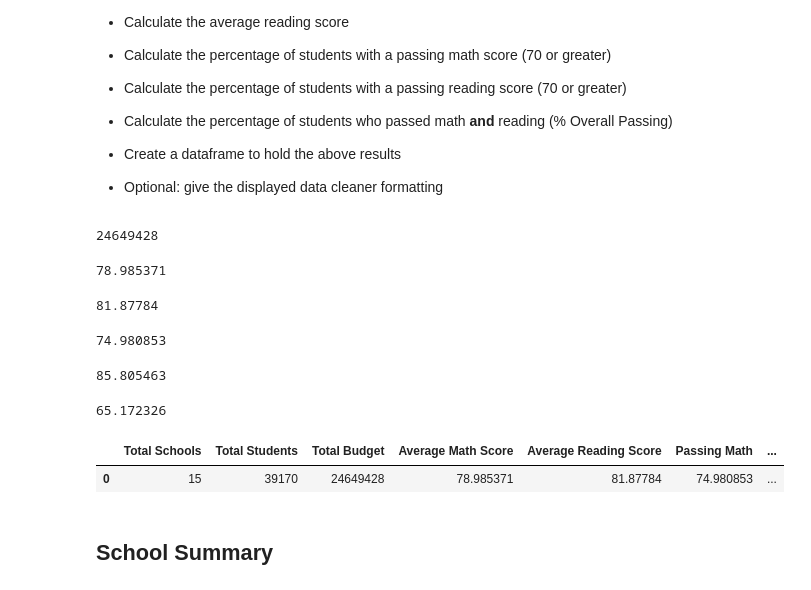
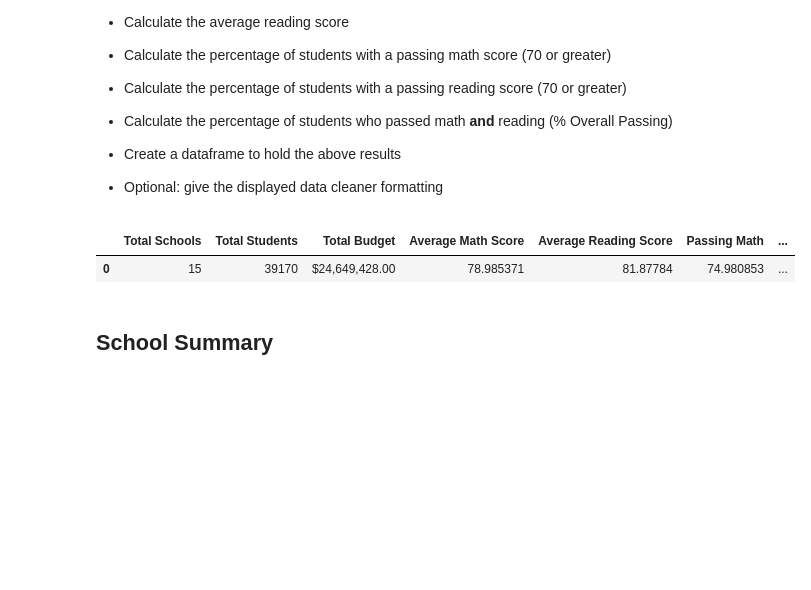
Before and after one commit to nazila-entezari/pandas-challenge, a Jupyter notebook: PyCitySchools/PyCitySchools_starter.ipynb, the cells around one changed output. Drawn from its saved outputs; the diff is of its cells as text; code cells hidden in the pictures; blank space fills up the shorter version.

```diff
--- a/PyCitySchools/PyCitySchools_starter.ipynb
+++ b/PyCitySchools/PyCitySchools_starter.ipynb
@@ -95,58 +61,39 @@ total_students=len(school_data_complete["student_name"])
 # %%
 # Calculate the total budget
-total_budget=school_data["budget"].sum()
-total_budget
-# total_budget.astype(float).map("${:,.2f}".format).sum()
-# help(school_data.map)
+float_formatter = "${:,.2f}".format
+total_budget=float_formatter(school_data["budget"].sum())
-# %% [output]
-24649428
 # %%
 school_groupedsum=school_data_complete.groupby(['school_name']).sum()
 # %%
 #Calculate the average math score
 average_mathscore=round(school_data_complete['math_score'].mean(),6)
-average_mathscore
-# %% [output]
-78.985371
 # %%
 #Calculate the average reading score
 average_readingscore=round(school_data_complete['reading_score'].mean(),6)
-average_readingscore
-# %% [output]
-81.87784
 # %%
 #Calculate the percentage of students with a passing math score (70 or greater)
 math_percent=round(len(school_data_complete.loc[school_data_complete['math_score']>=70])/len(school_data_complete)*100,6)
-math_percent
-# %% [output]
-74.980853
 # %%
 #Calculate the percentage of students with a passing reading score (70 or greater)
 reading_percent=round(len(school_data_complete.loc[school_data_complete['reading_score']>=70])/len(school_data_complete)*100,6)
-reading_percent
-# %% [output]
-85.805463
 # %%
 #Calculate the percentage of students who passed math and reading (% Overall Passing)
 passed_df = round(len(school_data_complete.loc[(school_data_complete['reading_score']>=70)&(school_data_complete['math_score']>=70)])/len(school_data_complete)*100,6)
-passed_df
-# %% [output]
-65.172326
 # %%
 #creating the table of statistics
-stats_df=pd.DataFrame({'Total Schools':[total_schools],
+district_summary_df=pd.DataFrame({'Total Schools':[total_schools],
                       "Total Students":[total_students],
                         "Total Budget":[total_budget],
                         "Average Math Score":[average_mathscore],
                        "Average Reading Score":[average_readingscore],
                         "Passing Math":[math_percent],
                        "Passing Reading":[reading_percent],
                        "Overall Passing":[passed_df]
                       })
-stats_df
+district_summary_df
 # %% [output]
 |  | Total Schools | Total Students | Total Budget | Average Math Score | Average Reading Score | Passing Math | ... |
-| 0 | 15 | 39170 | 24649428 | 78.985371 | 81.87784 | 74.980853 | ... |
+| 0 | 15 | 39170 | $24,649,428.00 | 78.985371 | 81.87784 | 74.980853 | ... |
 # %% [markdown]
 ## School Summary
 # %% [markdown]
```
Also changed, not shown: parts of 43 cells of this notebook.
